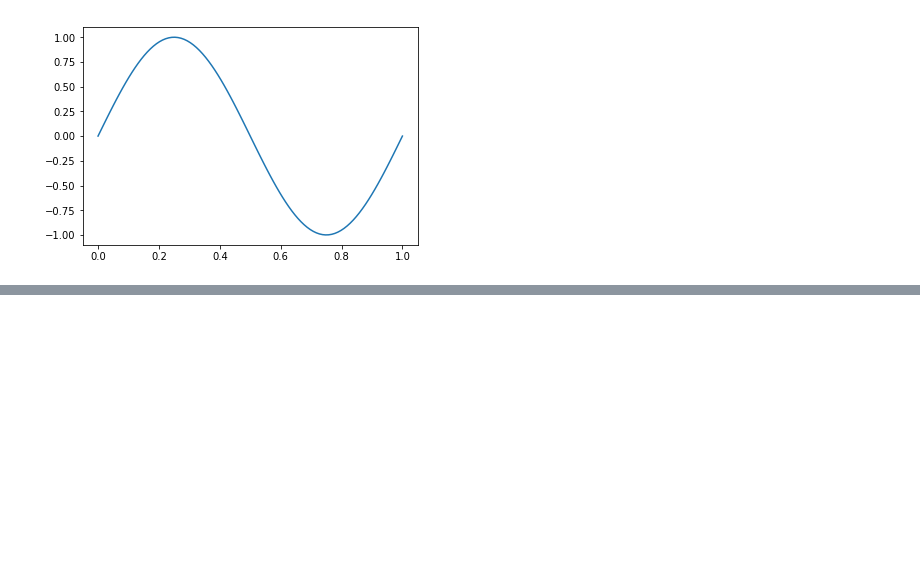
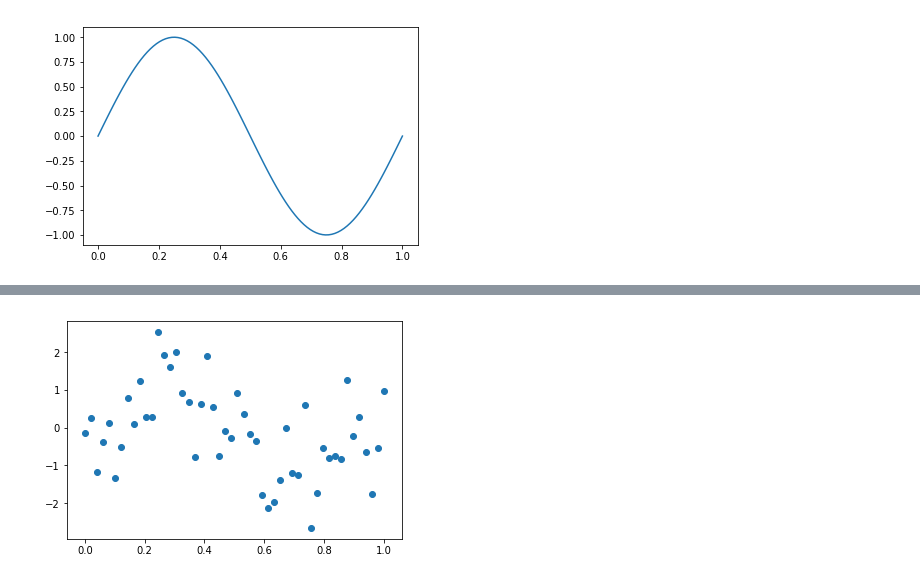
Before and after one commit to onaries/gist_ml, a Jupyter notebook: HW#1-1.ipynb, the cells around one changed output, grey strips where cells are left out. Saved outputs shown, nothing was run; the diff lists cells and outputs as text; code cells hidden in the pictures; blank space fills up the shorter version.

```diff
--- a/HW#1-1.ipynb
+++ b/HW#1-1.ipynb
@@ -901,0 +42,14 @@ plt.show()
+# %%
+# 테스트 데이터 만들기
+test_num = 50
+
+test_x = np.linspace(0.0, 1.0, test_num)
+#n = np.random.uniform(-0.5, 0.5, test_num)
+n = np.random.normal(0.0, 1.0, test_num)
+test_y = np.sin(2 * np.pi * test_x)
+test_y += n
+
+plt.scatter(test_x, test_y)
+plt.show()
+# %% [output]
+[figure, added]
```
Also changed, not shown: parts of 38 cells of this notebook.
